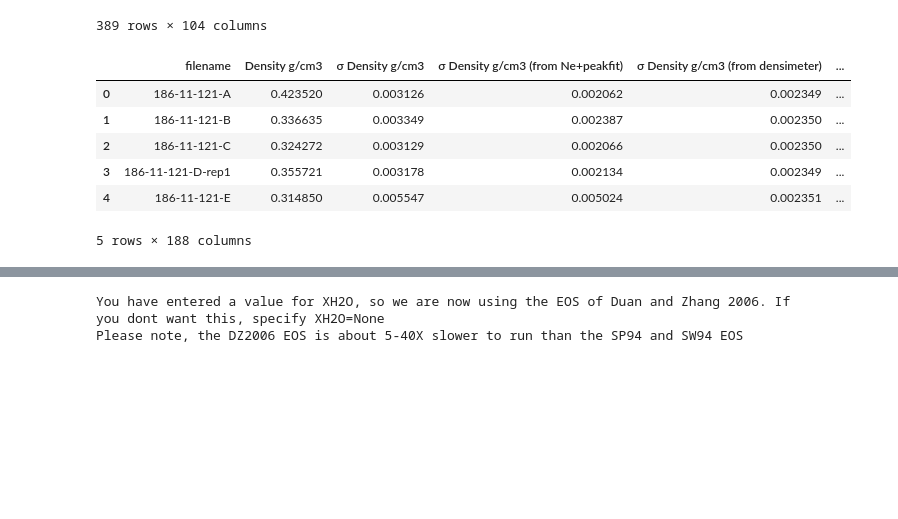
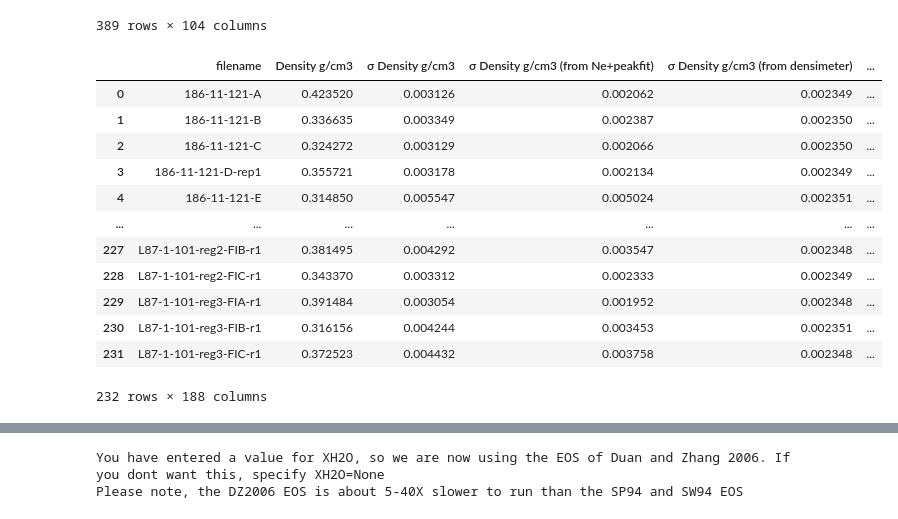
Before and after one commit to cljdevitre/Kamaehu_evo_2025, a Jupyter notebook: Fluid inclusions/Raman/Kamae'huakanaloa_rho-P-D+Export.ipynb, the cells around one changed output, grey strips where cells are left out. Saved outputs shown, nothing was run; the diff lists cells and outputs as text; code cells hidden in the pictures; blank space fills up the shorter version.

```diff
--- a/Fluid inclusions/Raman/Kamae'huakanaloa_rho-P-D+Export.ipynb
+++ b/Fluid inclusions/Raman/Kamae'huakanaloa_rho-P-D+Export.ipynb
@@ -153,32 +193,38 @@ non_numeric_kamaehu_averaged = grouped[non_numeric_cols.columns].first()
 kamaehu_averaged = pd.concat([numeric_kamaehu_averaged_mean, non_numeric_kamaehu_averaged], axis=1)
 kamaehu_averaged = kamaehu_averaged.reindex(columns=kamaehu_reps.columns)
 
 # Add standard deviation columns after reindexing
 kamaehu_averaged = pd.concat([kamaehu_averaged, numeric_kamaehu_averaged_std.add_suffix('_std')], axis=1)
 
 # Reset index to get a DataFrame
 kamaehu_averaged = kamaehu_averaged.reset_index(drop=True)
 
 row_counts = grouped.size().reset_index(name='row_count')
 
 # Add a new column "averaged?" based on the row count
 row_counts['averaged?'] = 'No'
 row_counts.loc[row_counts['row_count'] > 1, 'averaged?'] = 'Yes'
 
 # Merge the row counts back to the aggregated DataFrame
 kamaehu_averaged = pd.merge(kamaehu_averaged, row_counts[['FI_name', 'averaged?']], on='FI_name', how='left')
 
 # If there are missing values (groups with a single row), fill them with 'No'
 kamaehu_averaged['averaged?'].fillna('No', inplace=True)
 
 kamaehu_averaged.to_excel(compilation_folder+'/'+"Kamae'huakanaloa_averaged.xlsx")
 
-kamaehu_averaged.head()
+kamaehu_averaged
 # %% [output]
 |  | filename | Density g/cm3 | σ Density g/cm3 | σ Density g/cm3 (from Ne+peakfit) | σ Density g/cm3 (from densimeter) | ... |
 | 0 | 186-11-121-A | 0.423520 | 0.003126 | 0.002062 | 0.002349 | ... |
 | 1 | 186-11-121-B | 0.336635 | 0.003349 | 0.002387 | 0.002350 | ... |
 | 2 | 186-11-121-C | 0.324272 | 0.003129 | 0.002066 | 0.002350 | ... |
 | 3 | 186-11-121-D-rep1 | 0.355721 | 0.003178 | 0.002134 | 0.002349 | ... |
 | 4 | 186-11-121-E | 0.314850 | 0.005547 | 0.005024 | 0.002351 | ... |
+| ... | ... | ... | ... | ... | ... | ... |
+| 227 | L87-1-101-reg2-FIB-r1 | 0.381495 | 0.004292 | 0.003547 | 0.002348 | ... |
+| 228 | L87-1-101-reg2-FIC-r1 | 0.343370 | 0.003312 | 0.002333 | 0.002349 | ... |
+| 229 | L87-1-101-reg3-FIA-r1 | 0.391484 | 0.003054 | 0.001952 | 0.002348 | ... |
+| 230 | L87-1-101-reg3-FIB-r1 | 0.316156 | 0.004244 | 0.003453 | 0.002351 | ... |
+| 231 | L87-1-101-reg3-FIC-r1 | 0.372523 | 0.004432 | 0.003758 | 0.002348 | ... |
-5 rows × 188 columns
+232 rows × 188 columns
```
Also changed, not shown: parts of 15 cells of this notebook, 8 other files.
